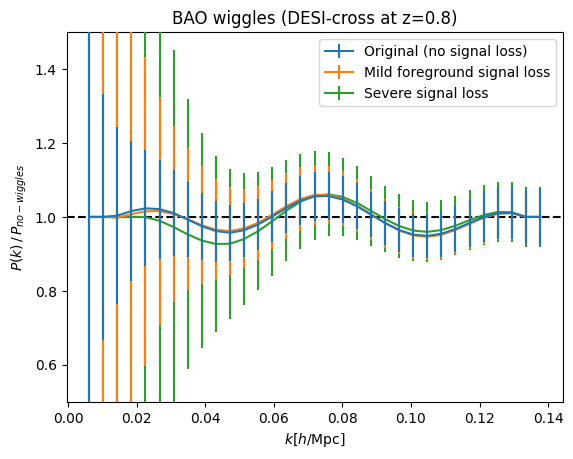
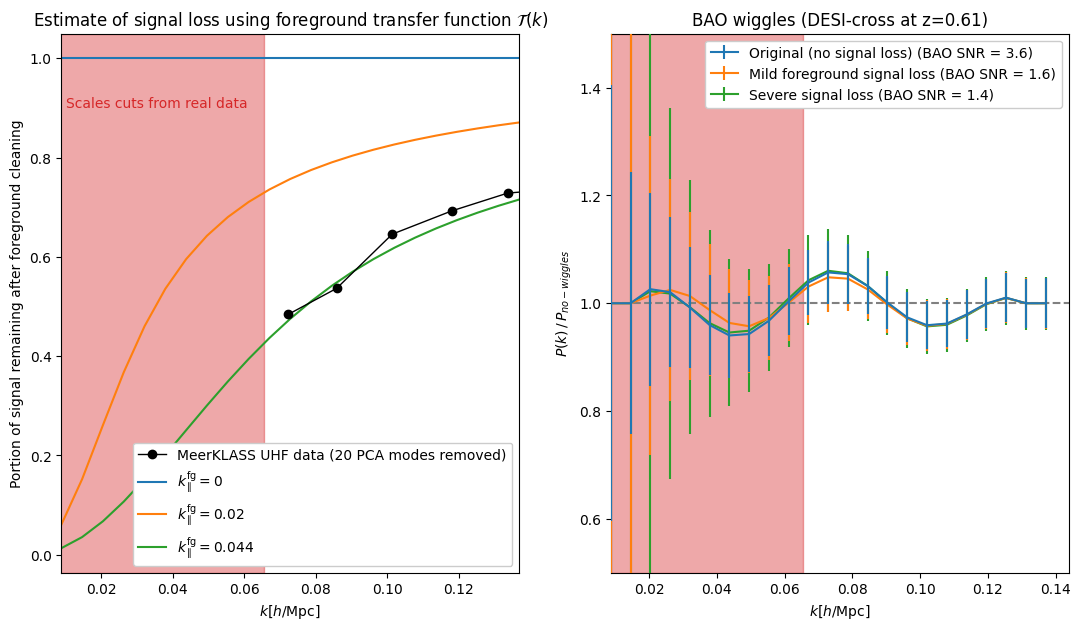
The notebook cell's code change between the first figure and the second:
--- before
+++ after
@@ -1,22 +1,33 @@
-row,col = 2,2 # row,column from above table to compare
-z = zs[col]
-deltaz = deltazs[col] # redshift width bin
-zminzmax = [z-deltaz/2,z+deltaz/2]
-t_obs = t_obss[row] # 3rd row of table
-t_obs *= (1-f_tobsloss) # apply observation time losses
-A_sky = A_skys[row] # 3rd row of table
-A_skyX = 3000
-if z<=0.8: Survey2_arg = 'DESI_LRG' # DESI LRG galaxies
-if z>0.8: Survey2_arg = 'DESI_ELG' # DESI ELG galaxies
+k_fgs = [0,0.02,0.044] # different signal loss to apply, from none, to severe
 
 z,zmin1,zmin2,zmax1,zmax2,A_sky1,A_sky2,V_bin1,V_bin2,V_binX,theta_FWHM1,theta_FWHM2,t_tot,N_dish,sigma_z1,sigma_z2,P_N,nbar = survey.params(Survey1=Survey1_arg,Survey2=Survey2_arg,zminzmax=zminzmax,A_sky1=A_sky,A_skyX=A_skyX,t_tot=t_obs,N_dish=N_dish,T_sys=model.Tsys(np.mean(zminzmax)))
+k,kbins,kmin,kmax = model.get_kbins(z,zminzmax[0],zminzmax[1],A_sky=A_skyX,kmax=kmax,Taruya=True)
 
-cosmopars = cosmo.SetCosmology(z=z,return_cosmopars=True,ZesVersion=ZesVersion) # set initial default cosmology
-plt.axhline(1,color='black',ls='--')
-
-Pmod = cosmo.MatterPk(z)
-k,kbins,kmin,kmax = model.get_kbins(z,zminzmax[0],zminzmax[1],A_sky=A_sky1,kmax=kmax,Taruya=True)
-
-k_fgs = [0,0.04,0.08] # different signal loss to apply, from none, to severe
+### First compare signal loss models to real estimates from MeerKLASS data:
+plt.figure(figsize=(13,7))
+plt.subplot(121)
+MKdata = np.load('/Users/sadmin/Documents/ilifu_share/TFs_for_BAO_forecast.npz') # load MeerKLASS UHF DESI1 foreground transfer function
+k_dat,TFs,Nfgs = MKdata['k'],MKdata['TF'],MKdata['Nfg']
+indx = -3
+plt.plot(k_dat,TFs[indx],'-o',label='MeerKLASS UHF data (%s PCA modes removed)'%Nfgs[indx],lw=1,color='black',zorder=10)
+kcut = k_dat[0]-np.diff(k_dat)[0]/2 # kcuts applied to data
+# Fit signal loss models B_fg:
+mu = np.linspace(0,1,1000)
+kgrid,mugrid = np.meshgrid(k,mu)
+from scipy.special import legendre as Leg
+import scipy
+for i in range(len(k_fgs)):
+    B_fg_1d = scipy.integrate.simpson( model.B_fg(kgrid,mugrid,k_fgs[i]) * Leg(0)(mugrid) , x=mu, axis=0 )  # integrate over mu axis (axis=0)
+    plt.plot(k,B_fg_1d,label=r'$k_\parallel^{\rm fg}=%s$'%k_fgs[i])
+plt.xlim(k[0],k[-1])
+plt.xlabel(r'$k [h/{\rm Mpc}]$')
+plt.ylabel(r'Portion of signal remaining after foreground cleaning')
+plt.title(r'Estimate of signal loss using foreground transfer function $\mathcal{T}(k)$')
+plt.axvspan(0,kcut,color='tab:red',alpha=0.4)
+plt.legend(framealpha=1)
+plt.text(0.01,0.9,'Scales cuts from real data',color='tab:red')
+                                   
+### Then analyse impact of signal loss on BAO wiggles:
+plt.subplot(122)
 labels = ['Original (no signal loss)','Mild foreground signal loss','Severe signal loss']
 for i in range(len(k_fgs)):
@@ -25,15 +36,22 @@
     P_err = model.sigma_ell_error(0,k,Pmod,cosmopars,surveypars,nuispars,'X')
     P_smooth,f_BAO_HI_wb = model.Pk_noBAO(P_X,k)
-    plt.errorbar(k,P_X/P_smooth,P_err/P_smooth,label=labels[i],zorder=10-i)
 
-    F = fisher.Matrix_ell(theta_ids,k,Pmod,cosmopars,surveypars,nuispars,ells,tracer='X')
+    if k_fgs[i]==0: k_wcuts = k # no cuts
+    else: k_wcuts = k[k>kcut] # apply cuts from data
+    
+    F = fisher.Matrix_ell(theta_ids,k_wcuts,Pmod,cosmopars,surveypars,nuispars,ells,tracer='X')
     C = fisher.FisherInverse(F)
     SNR_BAO = 1/np.sqrt(C[-1][-1])
     print('Cross ( z =',z,'):',SNR_BAO)
 
+    plt.errorbar(k,P_X/P_smooth,P_err/P_smooth,label=labels[i] + ' (BAO SNR = %s)'%np.round(SNR_BAO,1),zorder=10-i)
+
+plt.axvspan(0,kcut,color='tab:red',alpha=0.4)
+plt.axhline(1,color='gray',ls='--')
 plt.xlabel(r'$k [h/{\rm Mpc}]$')
 plt.ylabel(r'$P(k)\,/\,P_{no-wiggles}$')
 plt.title('BAO wiggles (DESI-cross at z=%s)'%z)
 plt.ylim(0.5,1.5)
-plt.legend()
+plt.xlim(left=k[0])
+plt.legend(framealpha=1)
 plt.show()

Commit: added TF from real data to tune signal loss forecast